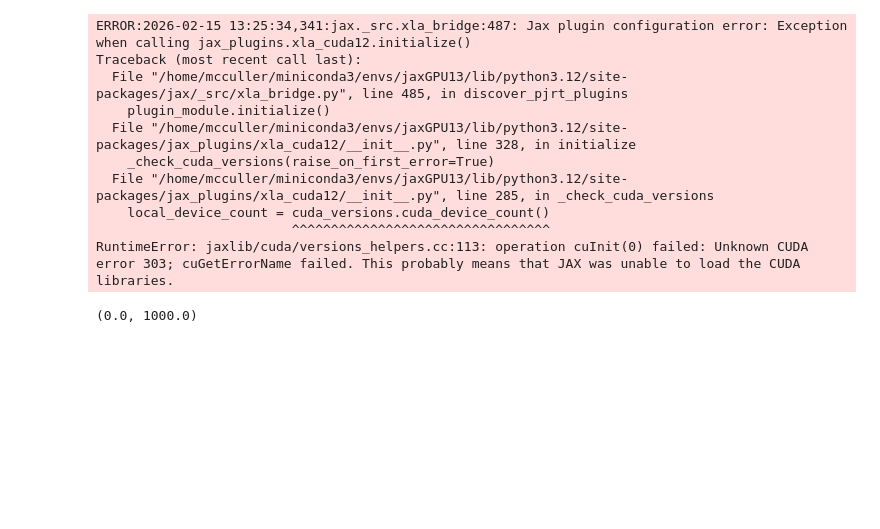
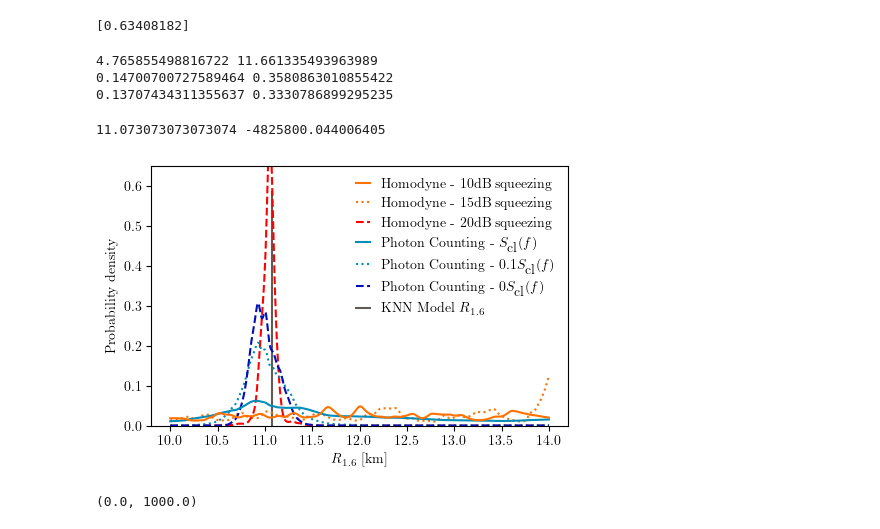
Before and after one commit to mccullerlp/GWPhotonCounting, a Jupyter notebook: projects/PM_EOS/hierarchical_EOS/marginalized_method/hierarchical_result.ipynb, the cells around one changed output. Drawn from its saved outputs; the diff is of its cells as text; code cells hidden in the pictures; blank space fills up the shorter version.

```diff
--- a/projects/PM_EOS/hierarchical_EOS/marginalized_method/hierarchical_result.ipynb
+++ b/projects/PM_EOS/hierarchical_EOS/marginalized_method/hierarchical_result.ipynb
@@ -92,8 +92,8 @@ log10A_fit_pc = []
 log10A_fit_strain = []
 log10A_fit_strain_15db = []
 
-#file_list = glob.glob("results_260214/result_CE_*.json") #250623 is the newer result
-file_list = glob.glob("results_250623/result_CE_*.json") #250623 is the newer result
+file_list = glob.glob("results_260216/result_CE_*.json") #250623 is the newer result
+#file_list = glob.glob("results_250623/result_CE_*.json") #250623 is the newer result
 #file_list = glob.glob("results_250516/result_CE_*.json")
 
 
@@ -107,7 +107,7 @@ for i in tqdm(range(len(file_list[Noffs:Noffs+Nevents]))):
         try:
             result = json.load(f)
         except Exception as E:
-            print(f"Bad file: {file}")
+            print(f"Bad file: {file}", E)
             continue
 
     logls = interp1d(R1d6s, savgol_filter(result["logls"], sg_nodes, sg_poly), kind='cubic')(R1d6s_interp)
@@ -186,9 +233,15 @@ np.sum(signal_photons), np.sum(noise_photons), np.sum(noise_photons_0d01), np.su
 # %%
 print(np.quantile(snrs_silica, [0.95]))
+# %% [output]
+[0.63408182]
 # %%
 print(np.sqrt(np.sum(snrs**2)), np.sqrt(np.sum(snrs_silica**2)))
 print(np.mean(snrs), np.mean(snrs_silica))
 print(np.median(snrs), np.median(snrs_silica))
+# %% [output]
+4.765855498816722 11.661335493963989
+0.14700700727589464 0.3580863010855422
+0.13707434311355637 0.3330786899295235
 # %%
 
 
@@ -222,35 +275,40 @@ for R1d6 in R1d6s_interp:
     minimization.append(np.sum(-(f0_fit - GWPhotonCounting.hierarchical.frequency_model(mtots, R1d6)/(1+z))**2))
 
 print(R1d6s_interp[np.argmax(minimization)], np.max(minimization))
+# %% [output]
+11.073073073073074 -4825800.044006405
 # %%
-fig = plt.figure(figsize=(3.375,3.375))
+fig = plt.figure(figsize=(5.375,3.375))
 
 from scipy.interpolate import interp1d
 
 Rs = np.linspace(10,14,1000)
 
 ymax = 0.65
 
 plt.plot(Rs, interp1d(R1d6s_interp, prob_strain, kind='linear')(Rs), color='#ff7100ff', label='Homodyne - 10dB squeezing', zorder=100)
 plt.plot(Rs, interp1d(R1d6s_interp, prob_strain_15db, kind='linear')(Rs), color='#ff7100ff', label='Homodyne - 15dB squeezing', ls=':')
+plt.plot(Rs, interp1d(R1d6s_interp, prob_strain_20db, kind='linear')(Rs), color='#ff0000ff', label='Homodyne - 20dB squeezing', ls='--')
 plt.plot(Rs, interp1d(R1d6s_interp, prob_pc, kind='linear')(Rs), color='#008eb8ff', label=r'Photon Counting - $S_\textrm{cl}(f)$', zorder=99)
 plt.plot(Rs, interp1d(R1d6s_interp, prob_pc_0d1, kind='linear')(Rs), color='#008eb8ff', label=r'Photon Counting - $0.1S_\textrm{cl}(f)$', ls=':')
-
+plt.plot(Rs, interp1d(R1d6s_interp, prob_pc_no_background, kind='linear')(Rs), color='#000eb8ff', label=r'Photon Counting - $0S_\textrm{cl}(f)$', ls='--')
 plt.plot([11.073, 11.073], [0, 0.9*ymax], color='#605B56', zorder=-10, label=r'KNN Model $R_{1.6}$')
 
 #plt.xlim(9.5,13.5)
 plt.ylabel(r'Probability density')
 plt.xlabel(r'$R_{1.6}$ [km]')
 
 
 legend = plt.legend(loc='upper right', frameon=True, handlelength=1, framealpha=1, edgecolor='white')
 
 #plt.ylim(0,0.63)
 plt.ylim(0,ymax)
 #plt.xlim(10,12)
 
 plt.savefig("hierarchical.pdf", bbox_inches='tight')
 #plt.savefig("hierarchical.png", bbox_inches='tight', dpi=300)
+# %% [output]
+[figure, added]
 # %%
 logl_pc = np.cumsum(loglikelihoods,axis=0)
 logl_pc -= logsumexp(logl_pc, axis=1)[:,None]
@@ -315,17 +373,6 @@ for i in tqdm(range(Nevents)):
     bounds = interp1d(np.exp(logl_strain_20db_cumul[i]), R1d6s_interp, kind='linear', fill_value=(0,1), bounds_error=False)(interval)
     width_pc = np.diff(bounds)[0]
     pc_r1d6_widths_strain_20db.append(width_pc)
-# %% [output]
-ERROR:2026-02-15 13:25:34,341:jax._src.xla_bridge:487: Jax plugin configuration error: Exception when calling jax_plugins.xla_cuda12.initialize()
-Traceback (most recent call last):
-  File "/home/mcculler/miniconda3/envs/jaxGPU13/lib/python3.12/site-packages/jax/_src/xla_bridge.py", line 485, in discover_pjrt_plugins
-    plugin_module.initialize()
-  File "/home/mcculler/miniconda3/envs/jaxGPU13/lib/python3.12/site-packages/jax_plugins/xla_cuda12/__init__.py", line 328, in initialize
-    _check_cuda_versions(raise_on_first_error=True)
-  File "/home/mcculler/miniconda3/envs/jaxGPU13/lib/python3.12/site-packages/jax_plugins/xla_cuda12/__init__.py", line 285, in _check_cuda_versions
-    local_device_count = cuda_versions.cuda_device_count()
-                         ^^^^^^^^^^^^^^^^^^^^^^^^^^^^^^^^^
-RuntimeError: jaxlib/cuda/versions_helpers.cc:113: operation cuInit(0) failed: Unknown CUDA error 303; cuGetErrorName failed. This probably means that JAX was unable to load the CUDA libraries.
 # %%
 plt.step(np.linspace(0,Nevents,Nevents, dtype=int), np.array(pc_r1d6_widths)/(0.50 * 4), color="navy", label='Photon Counting 0.1 cl. PSD (CE1)')
 plt.step(np.linspace(0,Nevents,Nevents, dtype=int), np.array(pc_r1d6_widths_no_background)/(0.50 * 4), color="navy", ls='--', label='Photon Counting No background (CE1)')
```
Also changed, not shown: parts of 7 cells of this notebook, 2 other files.
